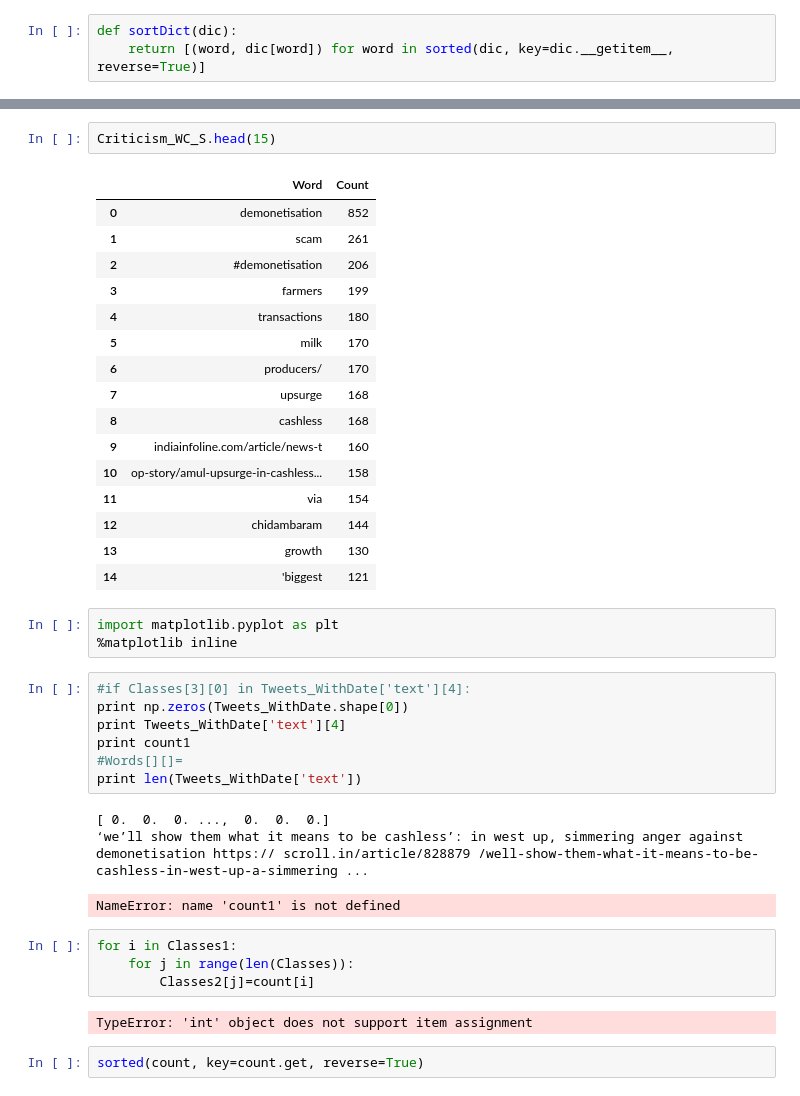
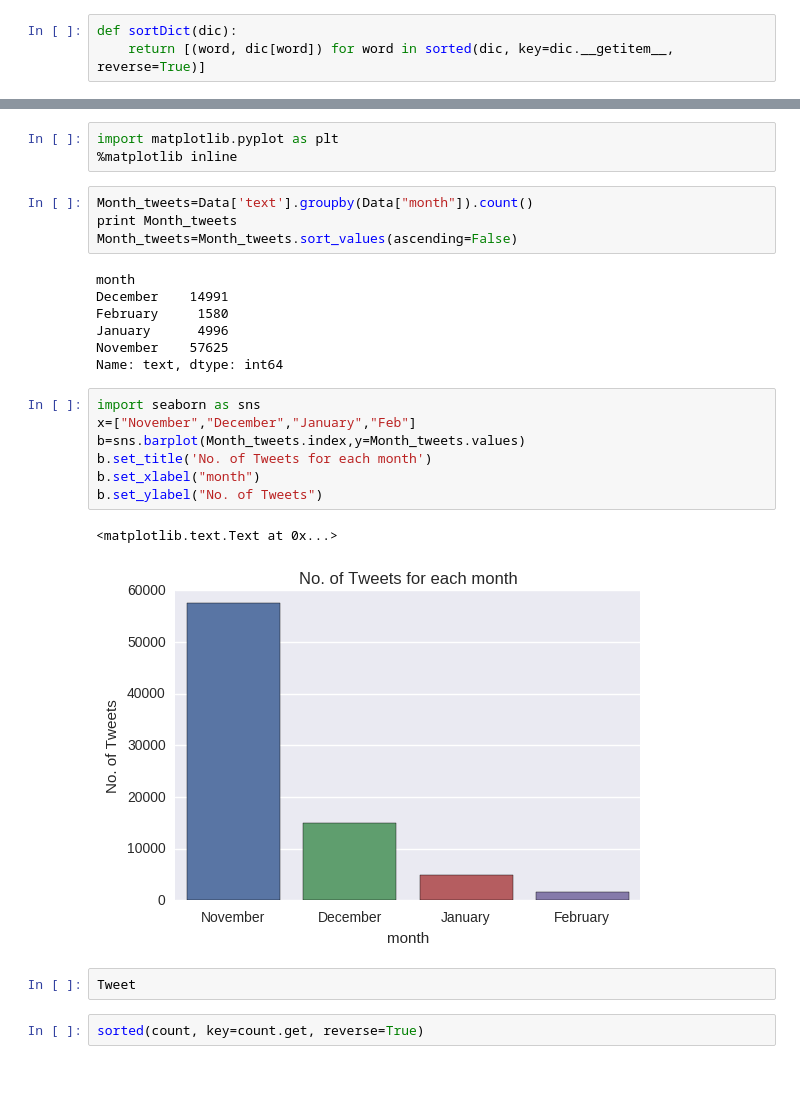
Before and after one commit to JiteshPshah/Twitter-Mining, a Jupyter notebook: Twitter_mining.ipynb, the cells around one changed output, grey strips where cells are left out. Saved outputs shown, nothing was run; the diff lists cells and outputs as text.

```diff
--- a/Twitter_mining.ipynb
+++ b/Twitter_mining.ipynb
@@ -186,42 +148,29 @@ Criticism_WC_S = pd.DataFrame(data=sortDict(Criticism_WC), columns=["Word", 'Cou
-# %%
-Criticism_WC_S.head(15)
-# %% [output]
-|  | Word | Count |
-| 0 | demonetisation | 852 |
-| 1 | scam | 261 |
-| 2 | #demonetisation | 206 |
-| 3 | farmers | 199 |
-| 4 | transactions | 180 |
-| 5 | milk | 170 |
-| 6 | producers/ | 170 |
-| 7 | upsurge | 168 |
-| 8 | cashless | 168 |
-| 9 | indiainfoline.com/article/news-t | 160 |
-| 10 | op-story/amul-upsurge-in-cashless... | 158 |
-| 11 | via | 154 |
-| 12 | chidambaram | 144 |
-| 13 | growth | 130 |
-| 14 | 'biggest | 121 |
 # %%
 import matplotlib.pyplot as plt
 %matplotlib inline
-# %%
-#if Classes[3][0] in Tweets_WithDate['text'][4]:
-print np.zeros(Tweets_WithDate.shape[0])
-print Tweets_WithDate['text'][4]
-print count1
-#Words[][]=
-print len(Tweets_WithDate['text'])
-# %% [output]
-[ 0.  0.  0. ...,  0.  0.  0.]
-‘we’ll show them what it means to be cashless’: in west up, simmering anger against demonetisation https:// scroll.in/article/828879 /well-show-them-what-it-means-to-be-cashless-in-west-up-a-simmering ...
-NameError: name 'count1' is not defined
-# %%
-for i in Classes1:
-    for j in range(len(Classes)):
-        Classes2[j]=count[i]
-# %% [output]
-TypeError: 'int' object does not support item assignment
+# %%
+Month_tweets=Data['text'].groupby(Data["month"]).count()
+print Month_tweets
+Month_tweets=Month_tweets.sort_values(ascending=False)
+# %% [output]
+month
+December    14991
+February     1580
+January      4996
+November    57625
+Name: text, dtype: int64
+# %%
+import seaborn as sns
+x=["November","December","January","Feb"]
+b=sns.barplot(Month_tweets.index,y=Month_tweets.values)
+b.set_title('No. of Tweets for each month')
+b.set_xlabel("month")
+b.set_ylabel("No. of Tweets")
+# %% [output]
+<matplotlib.text.Text at 0x...>
+[figure, added]
+# %%
+Tweet
 # %%
 sorted(count, key=count.get, reverse=True)
 # %% [output]
```
Also changed, not shown: parts of 13 cells of this notebook.
